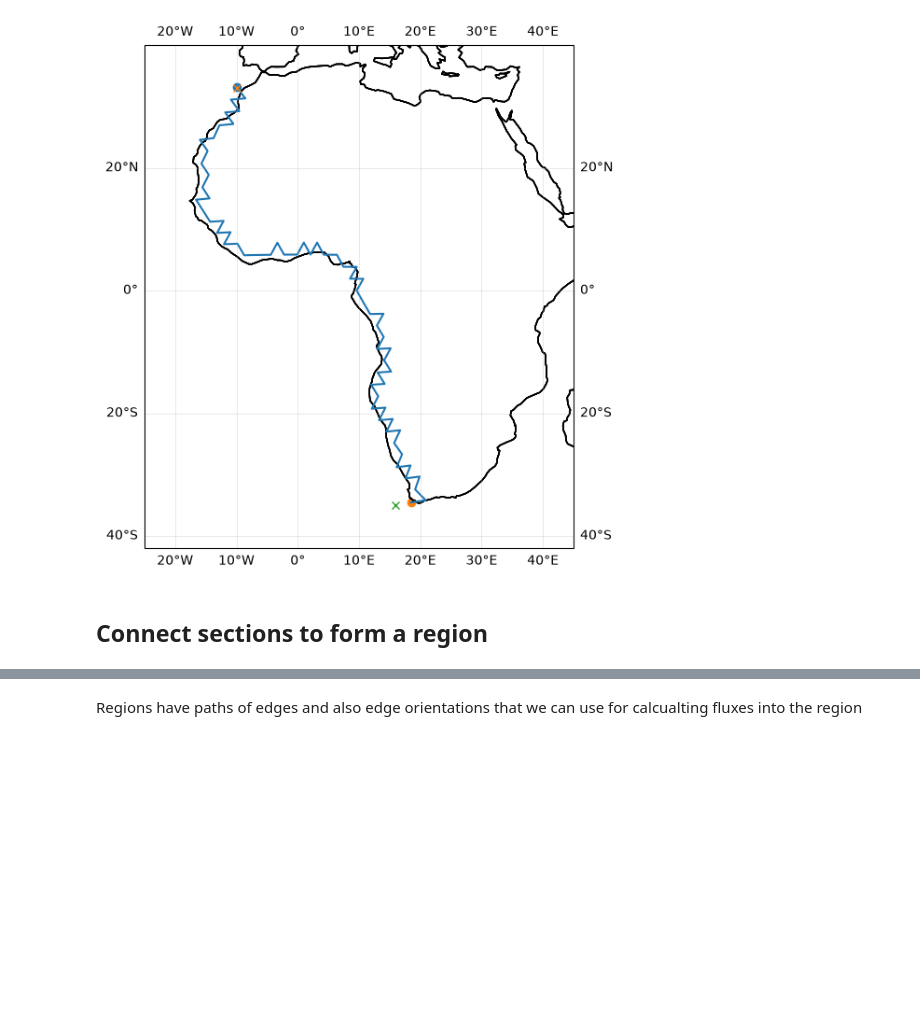
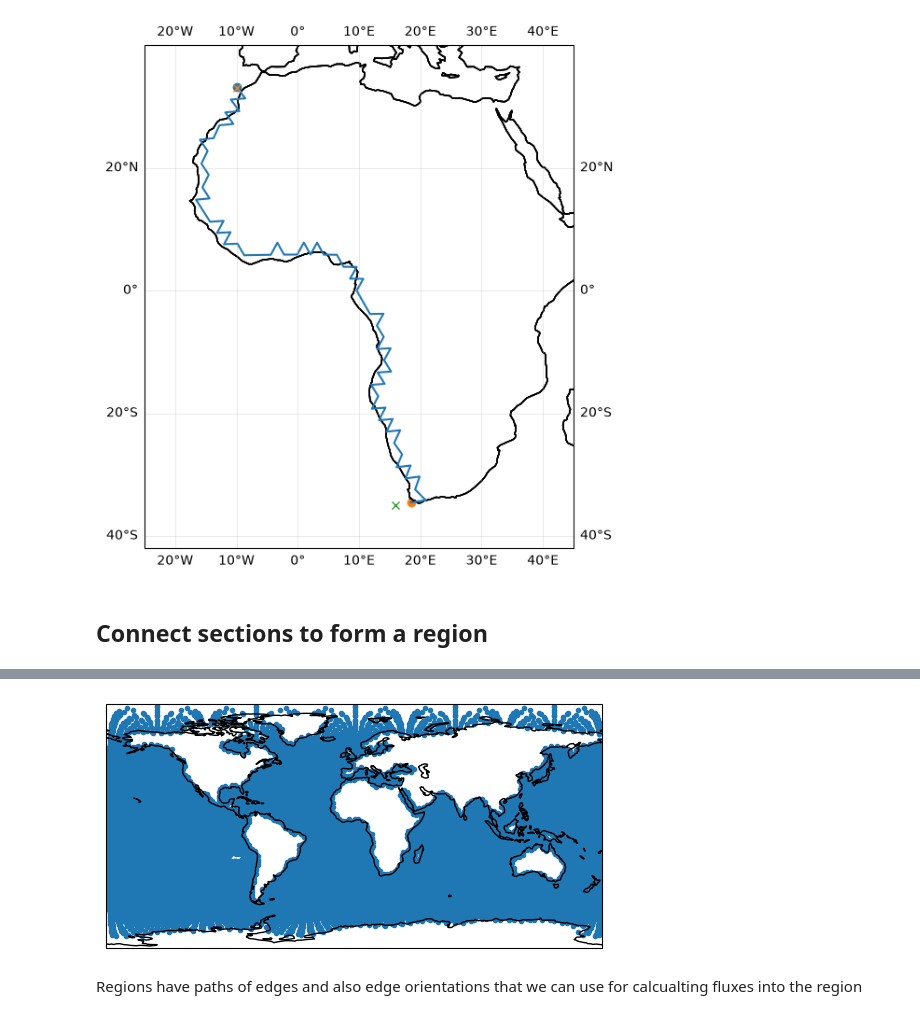
Before and after one commit to fraserwg/iconspy, a Jupyter notebook: examples/quickstart.ipynb, the cells around one changed output, grey strips where cells are left out. Cells and saved outputs as stored; diff of their text form; code cells hidden in the pictures; blank space fills up the shorter version.

Commit message:
region sign conventions and plotting more robust

```diff
--- a/examples/quickstart.ipynb
+++ b/examples/quickstart.ipynb
@@ -303,3 +304,9 @@ example_region.plot(ax=ax, gridlines=False)
+# %%
+# We can also invert our region...
+inverted_example_region = example_region.invert_region(ds_IsD)
+inverted_example_region.plot(gridlines=False)
+# %% [output]
+[figure, added]
 # %% [markdown]
 Regions have paths of edges and also edge orientations that we can use for calcualting fluxes into the region
 # %%
```
Also changed, not shown: parts of 6 cells of this notebook, 2 other files.
